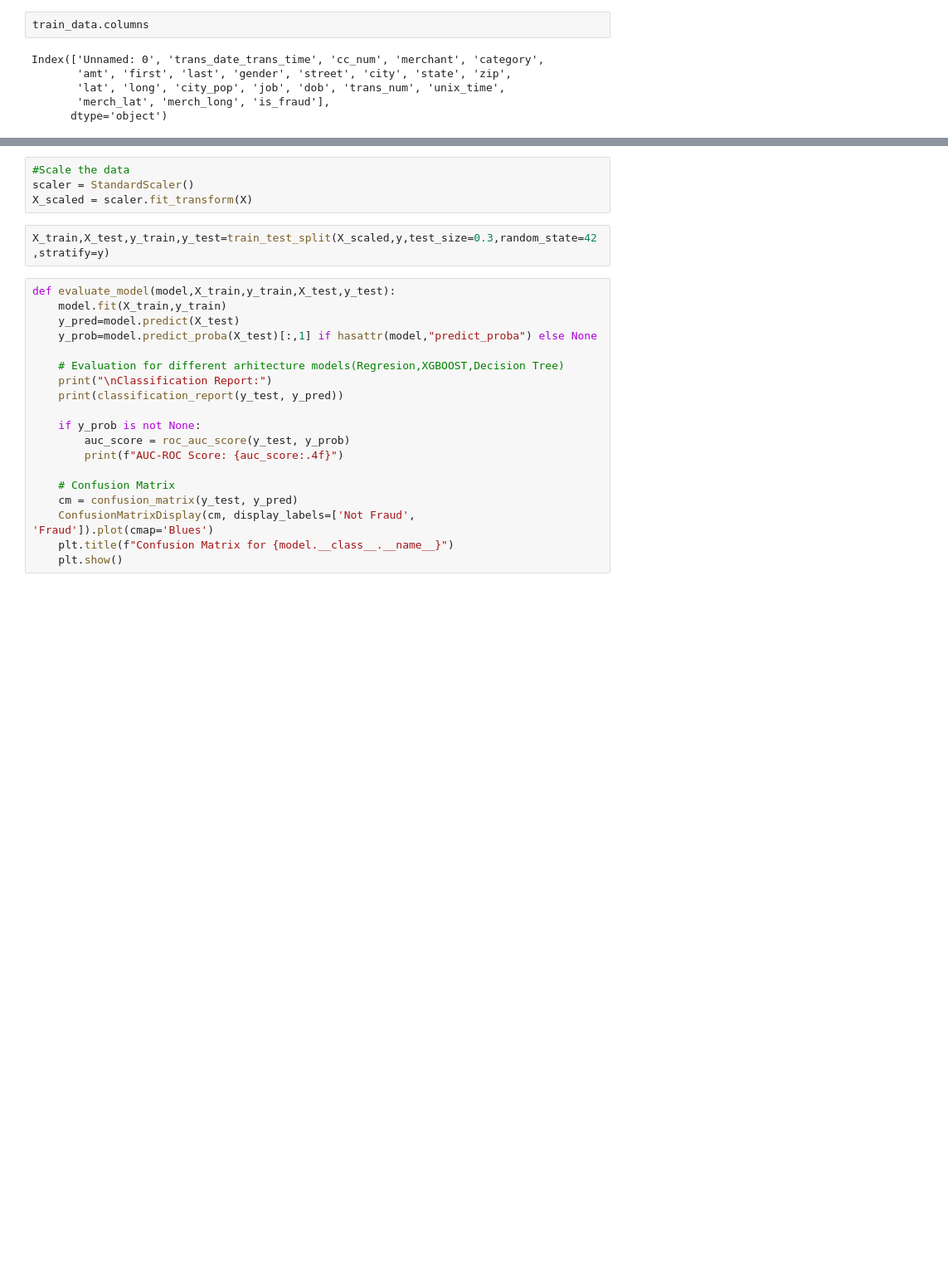
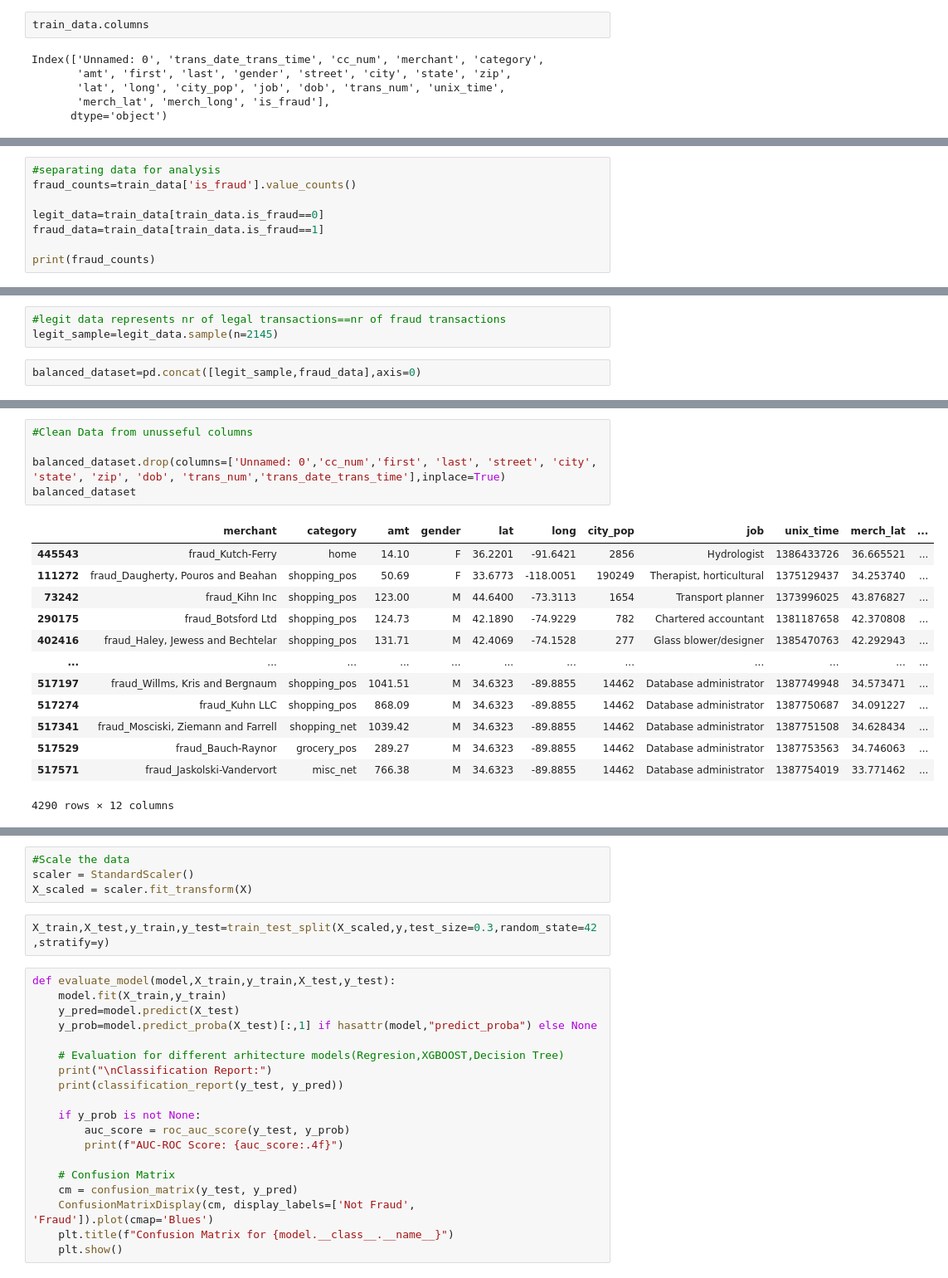
Before and after one commit to GabrielVrabie007/Project_Sigmoid_AI, a Jupyter notebook: analysis/card_fraud.ipynb, the cells around one changed output, grey strips where cells are left out. Shown at 83% size. Cells and saved outputs as stored; diff of their text form; blank space fills up the shorter version.

Commit message:
Balance dataset.Improve accuracy

```diff
--- a/analysis/card_fraud.ipynb
+++ b/analysis/card_fraud.ipynb
@@ -82,0 +56,8 @@ train_data
+# %%
+#separating data for analysis
+fraud_counts=train_data['is_fraud'].value_counts()
+
+legit_data=train_data[train_data.is_fraud==0]
+fraud_data=train_data[train_data.is_fraud==1]
+
+print(fraud_counts)
@@ -123,0 +106,5 @@ plt.show()
+# %%
+#legit data represents nr of legal transactions==nr of fraud transactions
+legit_sample=legit_data.sample(n=2145)
+# %%
+balanced_dataset=pd.concat([legit_sample,fraud_data],axis=0)
@@ -123,0 +124,19 @@ plt.show()
+# %%
+#Clean Data from unusseful columns
+
+balanced_dataset.drop(columns=['Unnamed: 0','cc_num','first', 'last', 'street', 'city', 'state', 'zip', 'dob', 'trans_num','trans_date_trans_time'],inplace=True)
+balanced_dataset
+# %% [output]
+|  | merchant | category | amt | gender | lat | long | city_pop | job | unix_time | merch_lat | ... |
+| 445543 | fraud_Kutch-Ferry | home | 14.10 | F | 36.2201 | -91.6421 | 2856 | Hydrologist | 1386433726 | 36.665521 | ... |
+| 111272 | fraud_Daugherty, Pouros and Beahan | shopping_pos | 50.69 | F | 33.6773 | -118.0051 | 190249 | Therapist, horticultural | 1375129437 | 34.253740 | ... |
+| 73242 | fraud_Kihn Inc | shopping_pos | 123.00 | M | 44.6400 | -73.3113 | 1654 | Transport planner | 1373996025 | 43.876827 | ... |
+| 290175 | fraud_Botsford Ltd | shopping_pos | 124.73 | M | 42.1890 | -74.9229 | 782 | Chartered accountant | 1381187658 | 42.370808 | ... |
+| 402416 | fraud_Haley, Jewess and Bechtelar | shopping_pos | 131.71 | M | 42.4069 | -74.1528 | 277 | Glass blower/designer | 1385470763 | 42.292943 | ... |
+| ... | ... | ... | ... | ... | ... | ... | ... | ... | ... | ... | ... |
+| 517197 | fraud_Willms, Kris and Bergnaum | shopping_pos | 1041.51 | M | 34.6323 | -89.8855 | 14462 | Database administrator | 1387749948 | 34.573471 | ... |
+| 517274 | fraud_Kuhn LLC | shopping_pos | 868.09 | M | 34.6323 | -89.8855 | 14462 | Database administrator | 1387750687 | 34.091227 | ... |
+| 517341 | fraud_Mosciski, Ziemann and Farrell | shopping_net | 1039.42 | M | 34.6323 | -89.8855 | 14462 | Database administrator | 1387751508 | 34.628434 | ... |
+| 517529 | fraud_Bauch-Raynor | grocery_pos | 289.27 | M | 34.6323 | -89.8855 | 14462 | Database administrator | 1387753563 | 34.746063 | ... |
+| 517571 | fraud_Jaskolski-Vandervort | misc_net | 766.38 | M | 34.6323 | -89.8855 | 14462 | Database administrator | 1387754019 | 33.771462 | ... |
+4290 rows × 12 columns
```
Also changed, not shown: parts of 17 cells of this notebook.
